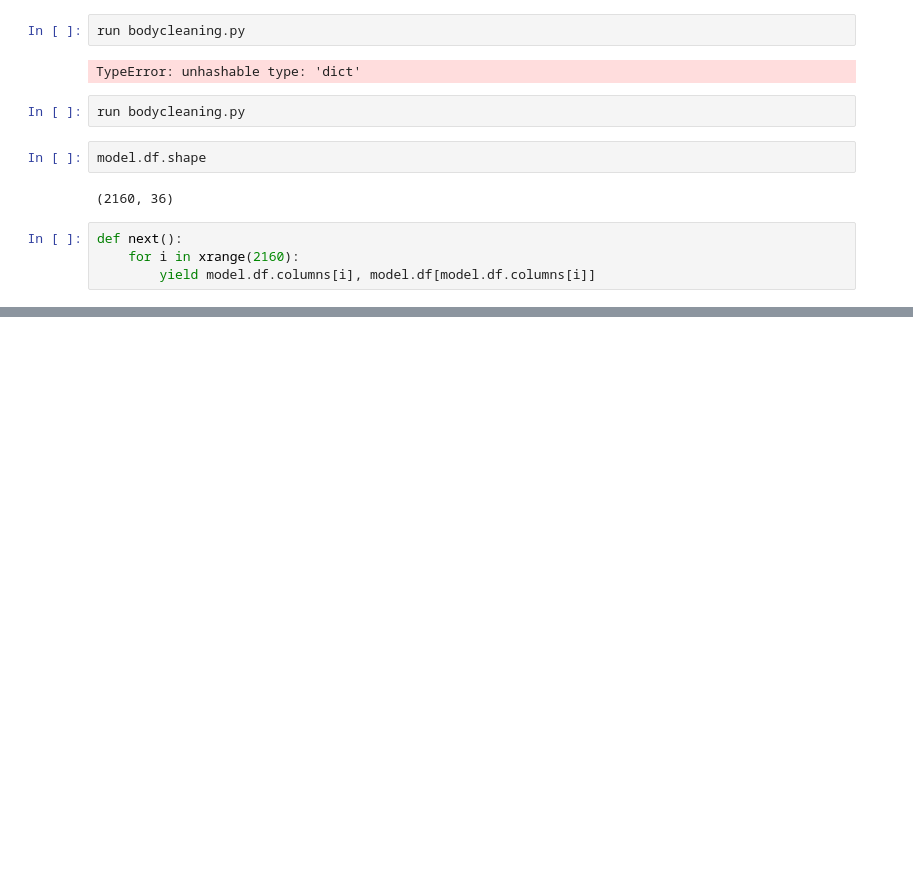
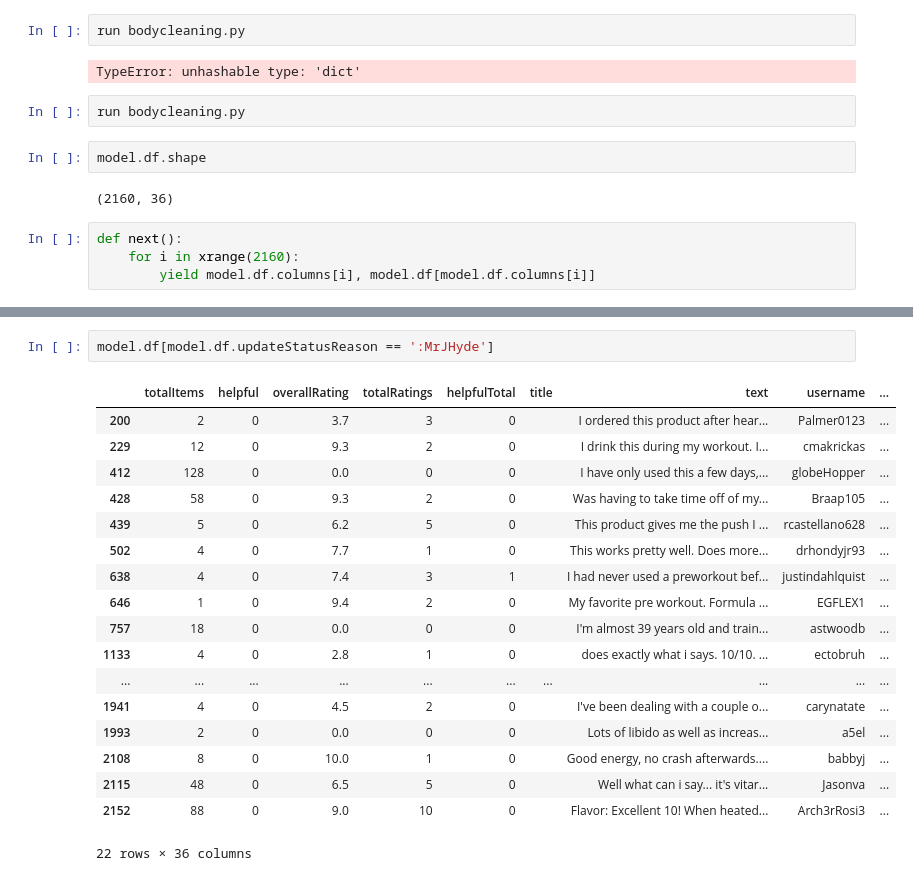
Before and after one commit to bbaltazar/Capstone, a Jupyter notebook: scrap.ipynb, the cells around one changed output, grey strips where cells are left out. Cells and saved outputs as stored; diff of their text form; blank space fills up the shorter version.

```diff
--- a/scrap.ipynb
+++ b/scrap.ipynb
@@ -35,0 +55,21 @@ SyntaxError: invalid syntax (<ipython-input-47-36424cfc834b>, line 1)
+# %%
+model.df[model.df.updateStatusReason == ':MrJHyde']
+# %% [output]
+|  | totalItems | helpful | overallRating | totalRatings | helpfulTotal | title | text | username | ... |
+| 200 | 2 | 0 | 3.7 | 3 | 0 |  | I ordered this product after hear... | Palmer0123 | ... |
+| 229 | 12 | 0 | 9.3 | 2 | 0 |  | I drink this during my workout. I... | cmakrickas | ... |
+| 412 | 128 | 0 | 0.0 | 0 | 0 |  | I have only used this a few days,... | globeHopper | ... |
+| 428 | 58 | 0 | 9.3 | 2 | 0 |  | Was having to take time off of my... | Braap105 | ... |
+| 439 | 5 | 0 | 6.2 | 5 | 0 |  | This product gives me the push I ... | rcastellano628 | ... |
+| 502 | 4 | 0 | 7.7 | 1 | 0 |  | This works pretty well. Does more... | drhondyjr93 | ... |
+| 638 | 4 | 0 | 7.4 | 3 | 1 |  | I had never used a preworkout bef... | justindahlquist | ... |
+| 646 | 1 | 0 | 9.4 | 2 | 0 |  | My favorite pre workout. Formula ... | EGFLEX1 | ... |
+| 757 | 18 | 0 | 0.0 | 0 | 0 |  | I'm almost 39 years old and train... | astwoodb | ... |
+| 1133 | 4 | 0 | 2.8 | 1 | 0 |  | does exactly what i says. 10/10. ... | ectobruh | ... |
+| ... | ... | ... | ... | ... | ... | ... | ... | ... | ... |
+| 1941 | 4 | 0 | 4.5 | 2 | 0 |  | I've been dealing with a couple o... | carynatate | ... |
+| 1993 | 2 | 0 | 0.0 | 0 | 0 |  | Lots of libido as well as increas... | a5el | ... |
+| 2108 | 8 | 0 | 10.0 | 1 | 0 |  | Good energy, no crash afterwards.... | babbyj | ... |
+| 2115 | 48 | 0 | 6.5 | 5 | 0 |  | Well what can i say... it's vitar... | Jasonva | ... |
+| 2152 | 88 | 0 | 9.0 | 10 | 0 |  | Flavor: Excellent 10! When heated... | Arch3rRosi3 | ... |
+22 rows × 36 columns
```
Also changed, not shown: parts of 5 cells of this notebook, 1 other file.
